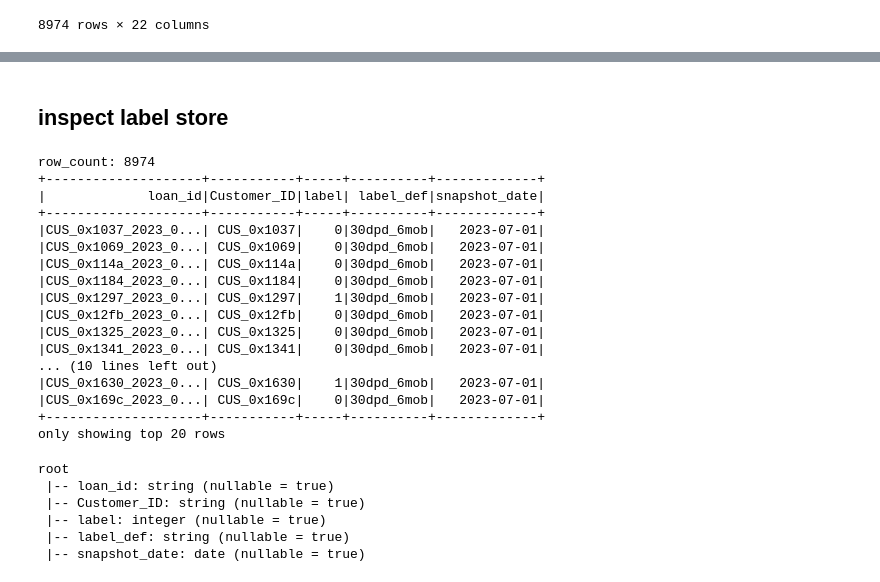
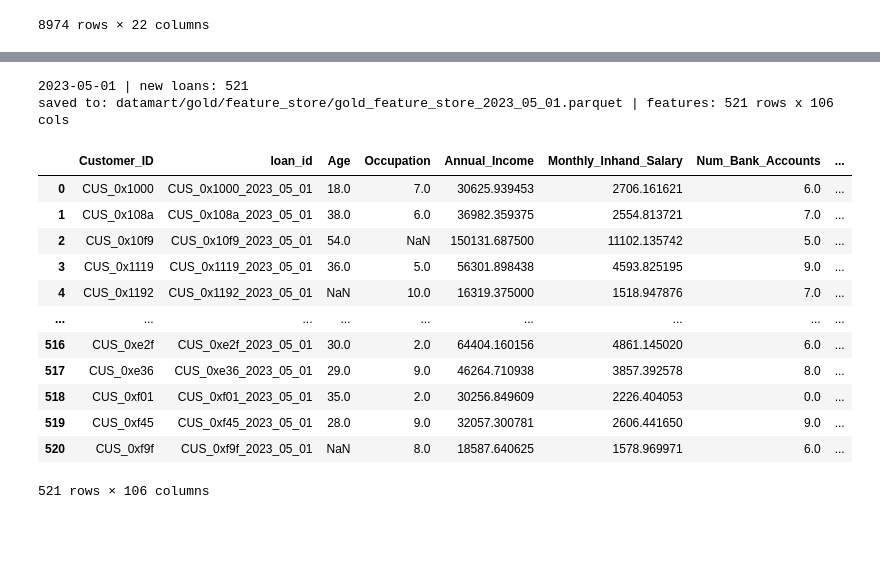
Before and after one commit to haunk/MITB_MLE_2026, a Jupyter notebook: assignment_1/data_processing_main.ipynb, the cells around one changed output, grey strips where cells are left out. Saved outputs shown, nothing was run; the diff lists cells and outputs as text; code cells hidden in the pictures; blank space fills up the shorter version.

```diff
--- a/assignment_1/data_processing_main.ipynb
+++ b/assignment_1/data_processing_main.ipynb
@@ -448,6 +384,10 @@ only showing top 20 rows
 # %%
-# create bronze datalake
+# create gold layer
 gold_label_store_directory = "datamart/gold/label_store/"
+gold_feature_store_directory = "datamart/gold/feature_store/"
 
 if not os.path.exists(gold_label_store_directory):
     os.makedirs(gold_label_store_directory)
+
+if not os.path.exists(gold_feature_store_directory):
+    os.makedirs(gold_feature_store_directory)
@@ -486,36 +457,29 @@ saved to: datamart/gold/label_store/gold_label_store_2024_12_01.parquet
-# %% [markdown]
-## inspect label store
-# %%
-folder_path = gold_label_store_directory
-files_list = [folder_path+os.path.basename(f) for f in glob.glob(os.path.join(folder_path, '*'))]
-df = spark.read.option("header", "true").parquet(*files_list)
-print("row_count:",df.count())
-
-df.show()
-# %% [output]
-row_count: 8974
-+--------------------+-----------+-----+----------+-------------+
-|             loan_id|Customer_ID|label| label_def|snapshot_date|
-+--------------------+-----------+-----+----------+-------------+
-|CUS_0x1037_2023_0...| CUS_0x1037|    0|30dpd_6mob|   2023-07-01|
-|CUS_0x1069_2023_0...| CUS_0x1069|    0|30dpd_6mob|   2023-07-01|
-|CUS_0x114a_2023_0...| CUS_0x114a|    0|30dpd_6mob|   2023-07-01|
-|CUS_0x1184_2023_0...| CUS_0x1184|    0|30dpd_6mob|   2023-07-01|
-|CUS_0x1297_2023_0...| CUS_0x1297|    1|30dpd_6mob|   2023-07-01|
-|CUS_0x12fb_2023_0...| CUS_0x12fb|    0|30dpd_6mob|   2023-07-01|
-|CUS_0x1325_2023_0...| CUS_0x1325|    0|30dpd_6mob|   2023-07-01|
-|CUS_0x1341_2023_0...| CUS_0x1341|    0|30dpd_6mob|   2023-07-01|
-... (10 lines left out)
-|CUS_0x1630_2023_0...| CUS_0x1630|    1|30dpd_6mob|   2023-07-01|
-|CUS_0x169c_2023_0...| CUS_0x169c|    0|30dpd_6mob|   2023-07-01|
-+--------------------+-----------+-----+----------+-------------+
-only showing top 20 rows
-# %%
-df.printSchema()
-# %% [output]
-root
- |-- loan_id: string (nullable = true)
- |-- Customer_ID: string (nullable = true)
- |-- label: integer (nullable = true)
- |-- label_def: string (nullable = true)
- |-- snapshot_date: date (nullable = true)
+# %%
+# Test gold feature store - single partition
+date_str = "2023-05-01"
+df_test = utils.data_processing_gold_table.process_gold_feature_store(
+    date_str,
+    silver_loan_directory,
+    silver_attributes_directory,
+    silver_financials_directory,
+    silver_clickstream_directory,
+    gold_feature_store_directory,
+    spark,
+)
+df_test.toPandas()
+# %% [output]
+2023-05-01 | new loans: 521
+saved to: datamart/gold/feature_store/gold_feature_store_2023_05_01.parquet | features: 521 rows x 106 cols
+|  | Customer_ID | loan_id | Age | Occupation | Annual_Income | Monthly_Inhand_Salary | Num_Bank_Accounts | ... |
+| 0 | CUS_0x1000 | CUS_0x1000_2023_05_01 | 18.0 | 7.0 | 30625.939453 | 2706.161621 | 6.0 | ... |
+| 1 | CUS_0x108a | CUS_0x108a_2023_05_01 | 38.0 | 6.0 | 36982.359375 | 2554.813721 | 7.0 | ... |
+| 2 | CUS_0x10f9 | CUS_0x10f9_2023_05_01 | 54.0 | NaN | 150131.687500 | 11102.135742 | 5.0 | ... |
+| 3 | CUS_0x1119 | CUS_0x1119_2023_05_01 | 36.0 | 5.0 | 56301.898438 | 4593.825195 | 9.0 | ... |
+| 4 | CUS_0x1192 | CUS_0x1192_2023_05_01 | NaN | 10.0 | 16319.375000 | 1518.947876 | 7.0 | ... |
+| ... | ... | ... | ... | ... | ... | ... | ... | ... |
+| 516 | CUS_0xe2f | CUS_0xe2f_2023_05_01 | 30.0 | 2.0 | 64404.160156 | 4861.145020 | 6.0 | ... |
+| 517 | CUS_0xe36 | CUS_0xe36_2023_05_01 | 29.0 | 9.0 | 46264.710938 | 3857.392578 | 8.0 | ... |
+| 518 | CUS_0xf01 | CUS_0xf01_2023_05_01 | 35.0 | 2.0 | 30256.849609 | 2226.404053 | 0.0 | ... |
+| 519 | CUS_0xf45 | CUS_0xf45_2023_05_01 | 28.0 | 9.0 | 32057.300781 | 2606.441650 | 9.0 | ... |
+| 520 | CUS_0xf9f | CUS_0xf9f_2023_05_01 | NaN | 8.0 | 18587.640625 | 1578.969971 | 6.0 | ... |
+521 rows × 106 columns
```
Also changed, not shown: parts of 22 cells of this notebook, 2 other files.
